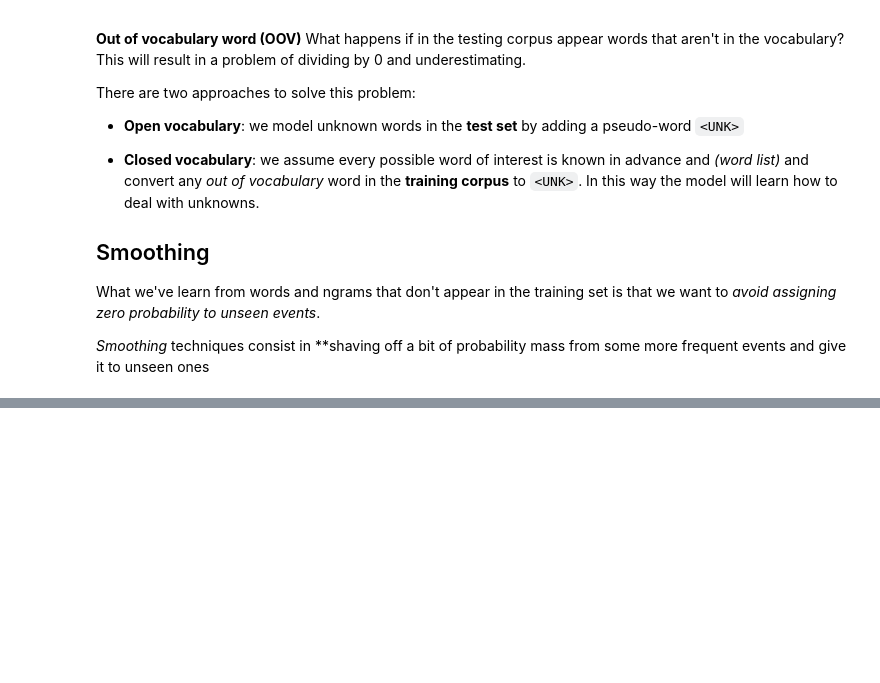
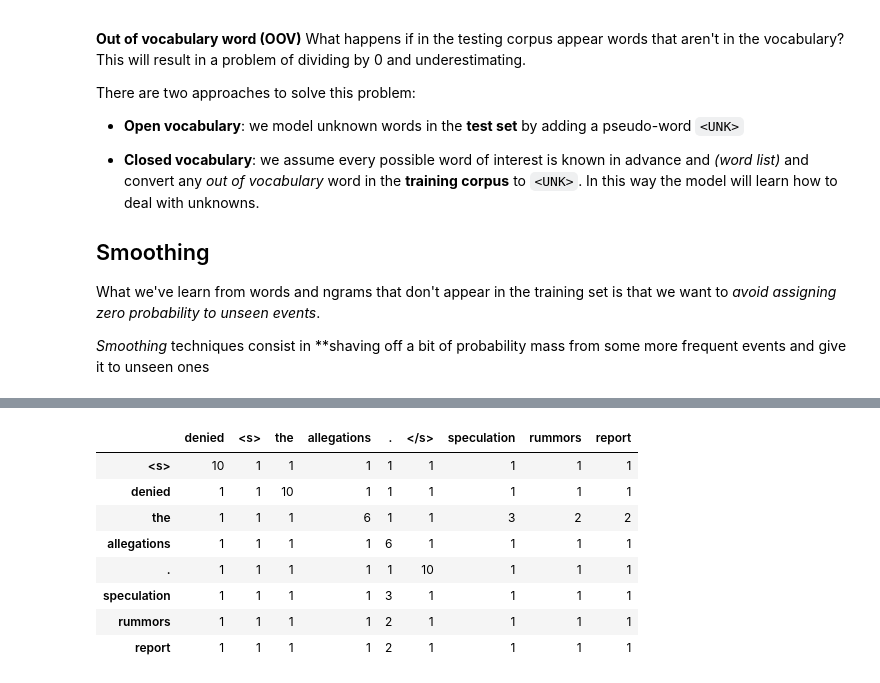
Before and after one commit to MartimVideira/nlp, a Jupyter notebook: my_preprocessing.ipynb, the cells around one changed output, grey strips where cells are left out. Cells and saved outputs as stored; diff of their text form; code cells hidden in the pictures; blank space fills up the shorter version.

```diff
--- a/my_preprocessing.ipynb
+++ b/my_preprocessing.ipynb
@@ -734,0 +816,20 @@ What we've learn from words and ngrams that don't appear in the training set is
+# %%
+V = len(vocabulary)
+laplace_vocabulary = {token: freq + V for token, freq in vocabulary.items()}
+laplace_bigrams = {}
+for token, next_tokens in bigrams.items():
+    laplace_bigrams[token] = {}
+    for next_token, frequency in next_tokens.items():
+        laplace_bigrams[token][next_token] = frequency + 1
+
+pd.DataFrame(laplace_bigrams).transpose()
+# %% [output]
+|  | denied | <s> | the | allegations | . | </s> | speculation | rummors | report |
+| <s> | 10 | 1 | 1 | 1 | 1 | 1 | 1 | 1 | 1 |
+| denied | 1 | 1 | 10 | 1 | 1 | 1 | 1 | 1 | 1 |
+| the | 1 | 1 | 1 | 6 | 1 | 1 | 3 | 2 | 2 |
+| allegations | 1 | 1 | 1 | 1 | 6 | 1 | 1 | 1 | 1 |
+| . | 1 | 1 | 1 | 1 | 1 | 10 | 1 | 1 | 1 |
+| speculation | 1 | 1 | 1 | 1 | 3 | 1 | 1 | 1 | 1 |
+| rummors | 1 | 1 | 1 | 1 | 2 | 1 | 1 | 1 | 1 |
+| report | 1 | 1 | 1 | 1 | 2 | 1 | 1 | 1 | 1 |
```
Also changed, not shown: parts of 8 cells of this notebook.
